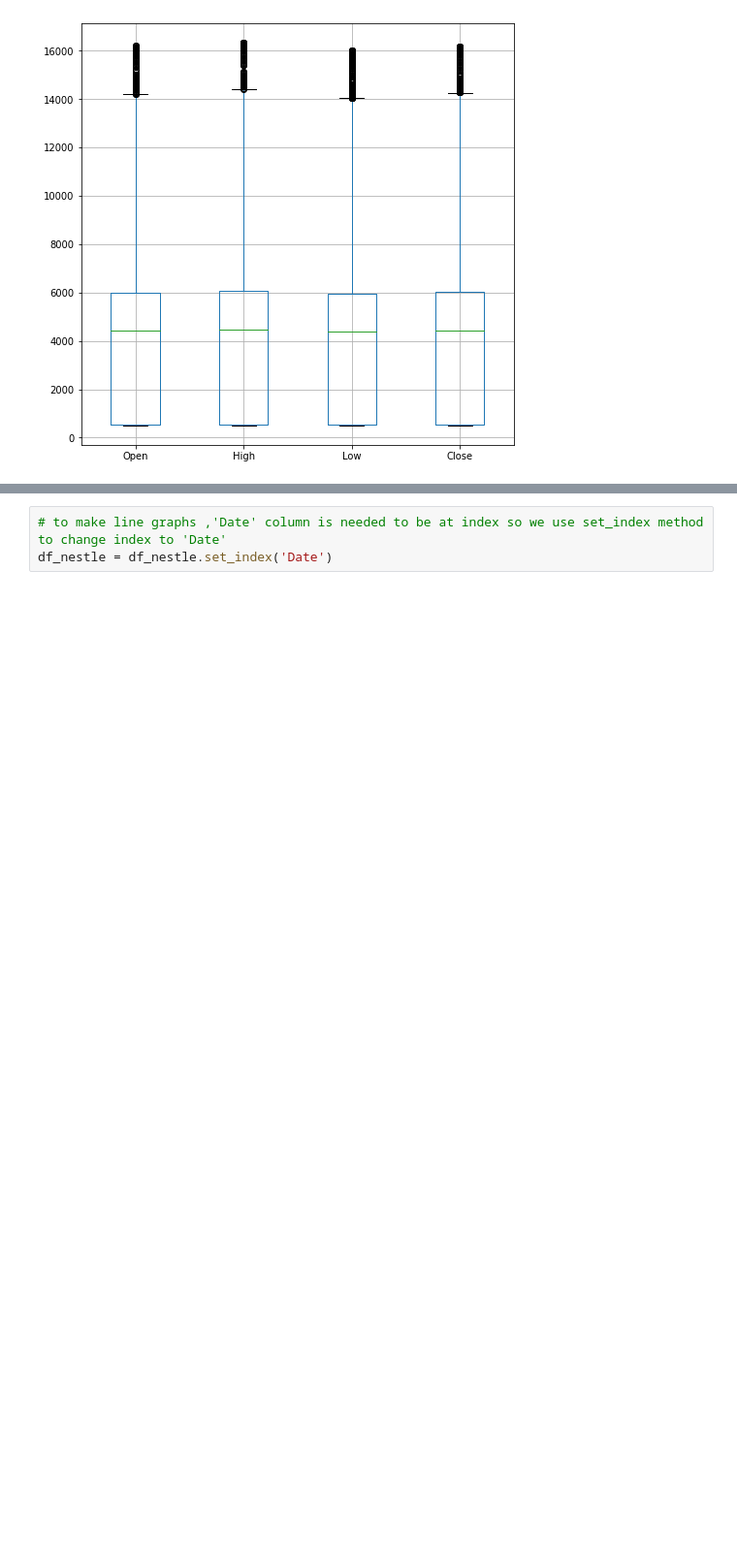
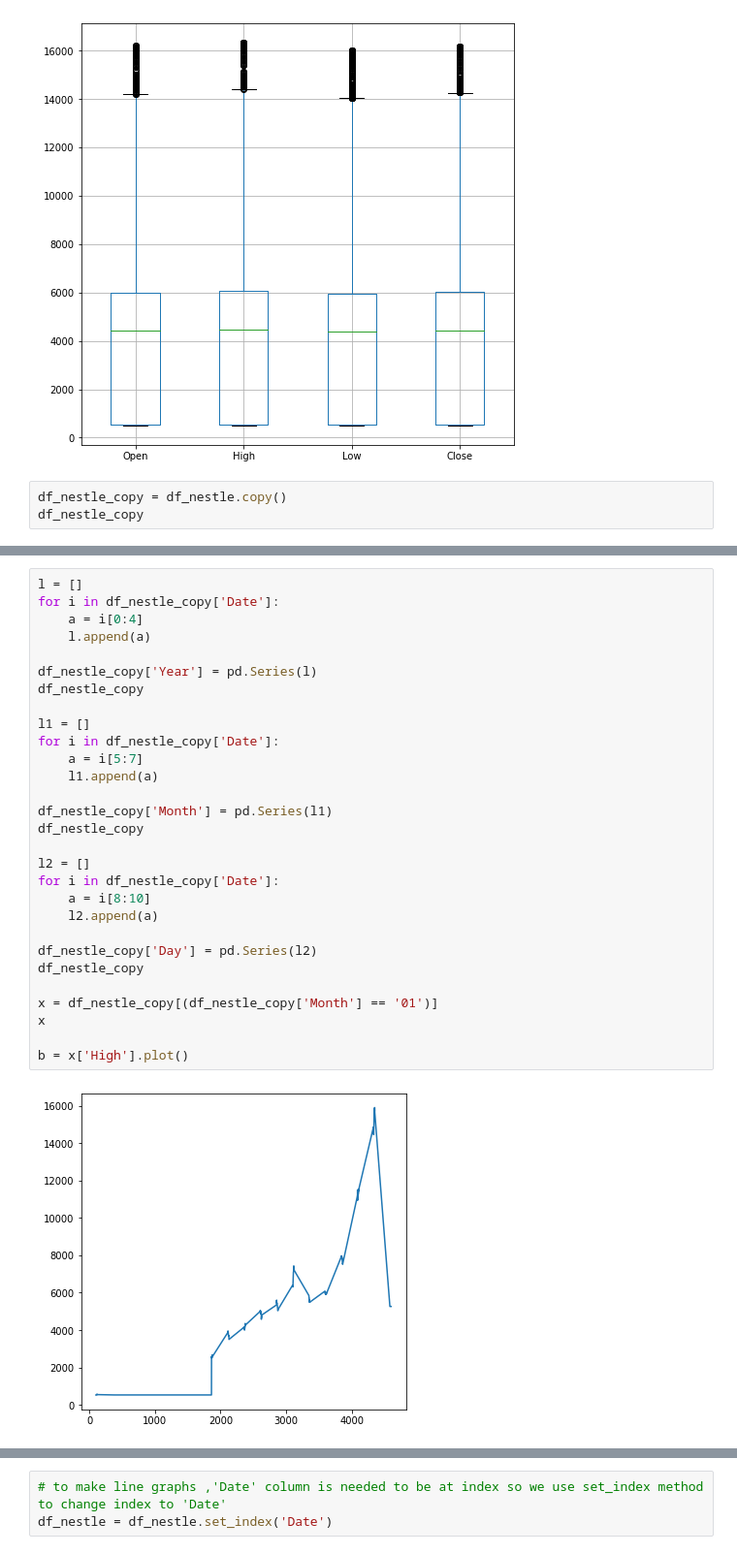
Before and after one commit to Preeti27092000/nestle_linear_reg_capstone, a Jupyter notebook: nestle_inear_reg_capstone.ipynb, the cells around one changed output, grey strips where cells are left out. Shown at 97% size. Saved outputs shown, nothing was run; the diff lists cells and outputs as text; blank space fills up the shorter version.

```diff
--- a/nestle_inear_reg_capstone.ipynb
+++ b/nestle_inear_reg_capstone.ipynb
@@ -429,3 +429,6 @@ df_nestle1.boxplot()
 # %% [output]
 <matplotlib.axes._subplots.AxesSubplot at 0x...>
 [figure]
+# %%
+df_nestle_copy = df_nestle.copy()
+df_nestle_copy
@@ -431,0 +449,31 @@ df_nestle1.boxplot()
+# %%
+l = []
+for i in df_nestle_copy['Date']:
+    a = i[0:4]
+    l.append(a)
+
+df_nestle_copy['Year'] = pd.Series(l)
+df_nestle_copy
+
+l1 = []
+for i in df_nestle_copy['Date']:
+    a = i[5:7]
+    l1.append(a)
+
+df_nestle_copy['Month'] = pd.Series(l1)
+df_nestle_copy
+
+l2 = []
+for i in df_nestle_copy['Date']:
+    a = i[8:10]
+    l2.append(a)
+
+df_nestle_copy['Day'] = pd.Series(l2)
+df_nestle_copy
+
+x = df_nestle_copy[(df_nestle_copy['Month'] == '01')]
+x
+
+b = x['High'].plot()
+# %% [output]
+[figure, added]
```
Also changed, not shown: parts of 12 cells of this notebook.
